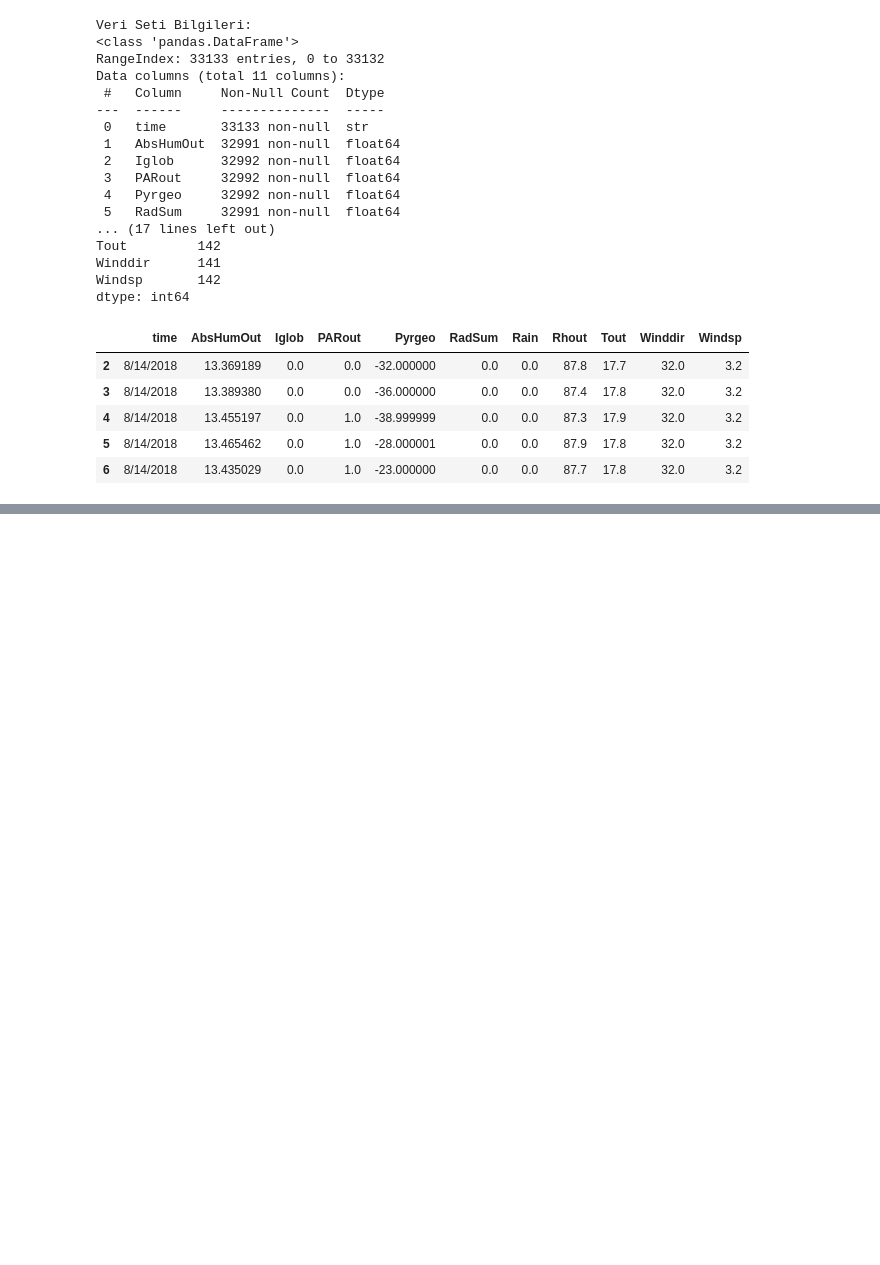
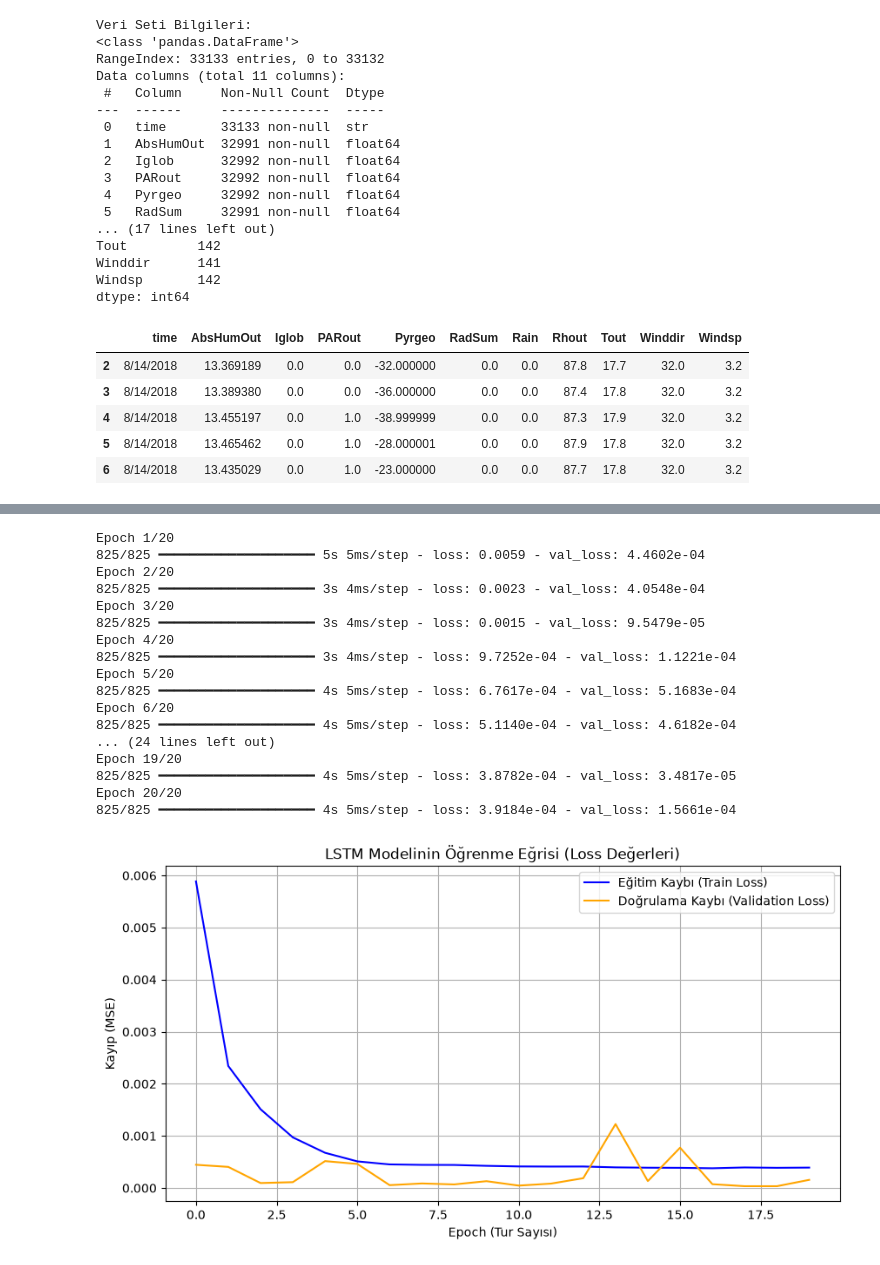
Before and after one commit to iclalolkky/OtonomSeraLSTM, a Jupyter notebook: notebooks/veri_kesfi.ipynb, the cells around one changed output, grey strips where cells are left out. Saved outputs shown, nothing was run; the diff lists cells and outputs as text; code cells hidden in the pictures; blank space fills up the shorter version.

Commit message:
feat: LSTM modeli insa edildi, egitim ve kayip grafikleri cikarildi

```diff
--- a/notebooks/veri_kesfi.ipynb
+++ b/notebooks/veri_kesfi.ipynb
@@ -50,0 +138,44 @@ dtype: int64
+# %%
+import matplotlib.pyplot as plt
+
+# Model eğitimi
+EPOCHS = 20
+BATCH_SIZE = 32
+
+history = model.fit(
+    X_train, y_train,
+    epochs=EPOCHS,
+    batch_size=BATCH_SIZE,
+    validation_data=(X_test, y_test),
+    verbose=1
+)
+
+# Eğitim ve Doğrulama Kayıp (Loss) Grafiği
+plt.figure(figsize=(10, 5))
+plt.plot(history.history['loss'], label='Eğitim Kaybı (Train Loss)', color='blue')
+plt.plot(history.history['val_loss'], label='Doğrulama Kaybı (Validation Loss)', color='orange')
+plt.title('LSTM Modelinin Öğrenme Eğrisi (Loss Değerleri)')
+plt.xlabel('Epoch (Tur Sayısı)')
+plt.ylabel('Kayıp (MSE)')
+plt.legend()
+plt.grid(True)
+plt.show()
+# %% [output]
+Epoch 1/20
+825/825 ━━━━━━━━━━━━━━━━━━━━ 5s 5ms/step - loss: 0.0059 - val_loss: 4.4602e-04
+Epoch 2/20
+825/825 ━━━━━━━━━━━━━━━━━━━━ 3s 4ms/step - loss: 0.0023 - val_loss: 4.0548e-04
+Epoch 3/20
+825/825 ━━━━━━━━━━━━━━━━━━━━ 3s 4ms/step - loss: 0.0015 - val_loss: 9.5479e-05
+Epoch 4/20
+825/825 ━━━━━━━━━━━━━━━━━━━━ 3s 4ms/step - loss: 9.7252e-04 - val_loss: 1.1221e-04
+Epoch 5/20
+825/825 ━━━━━━━━━━━━━━━━━━━━ 4s 5ms/step - loss: 6.7617e-04 - val_loss: 5.1683e-04
+Epoch 6/20
+825/825 ━━━━━━━━━━━━━━━━━━━━ 4s 5ms/step - loss: 5.1140e-04 - val_loss: 4.6182e-04
+... (24 lines left out)
+Epoch 19/20
+825/825 ━━━━━━━━━━━━━━━━━━━━ 4s 5ms/step - loss: 3.8782e-04 - val_loss: 3.4817e-05
+Epoch 20/20
+825/825 ━━━━━━━━━━━━━━━━━━━━ 4s 5ms/step - loss: 3.9184e-04 - val_loss: 1.5661e-04
+[figure, added]
```
Also changed, not shown: parts of 2 cells of this notebook.
